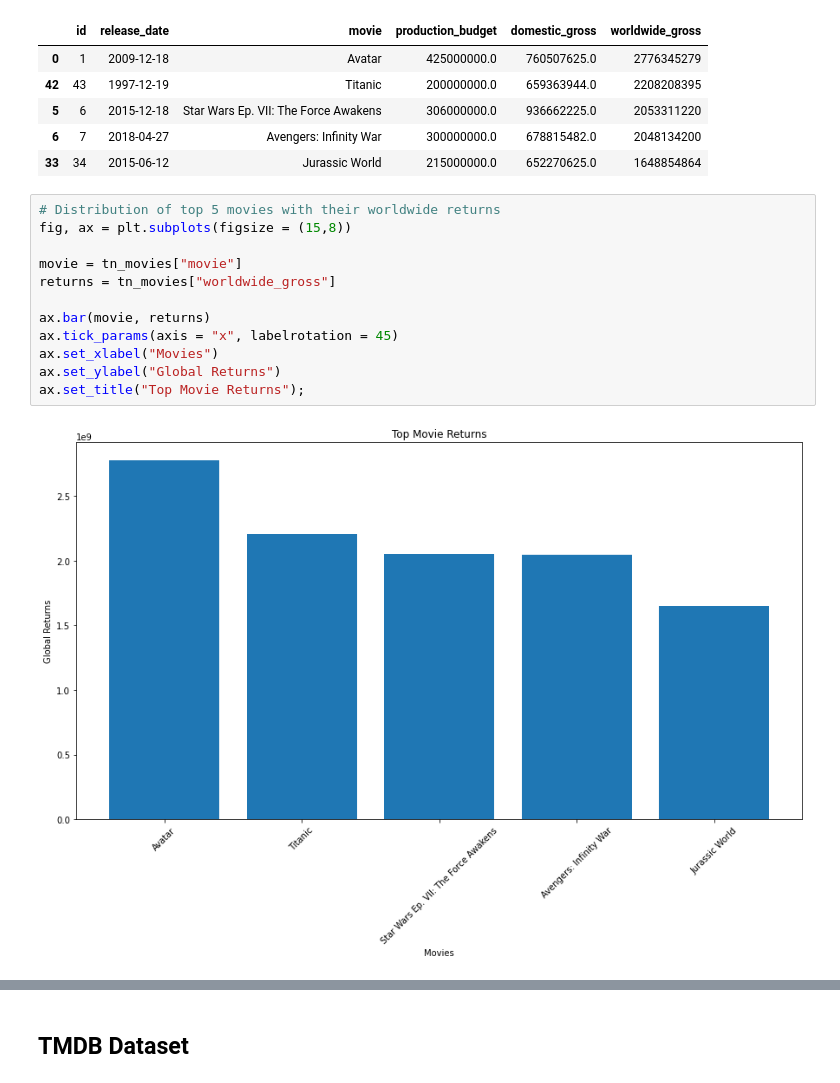
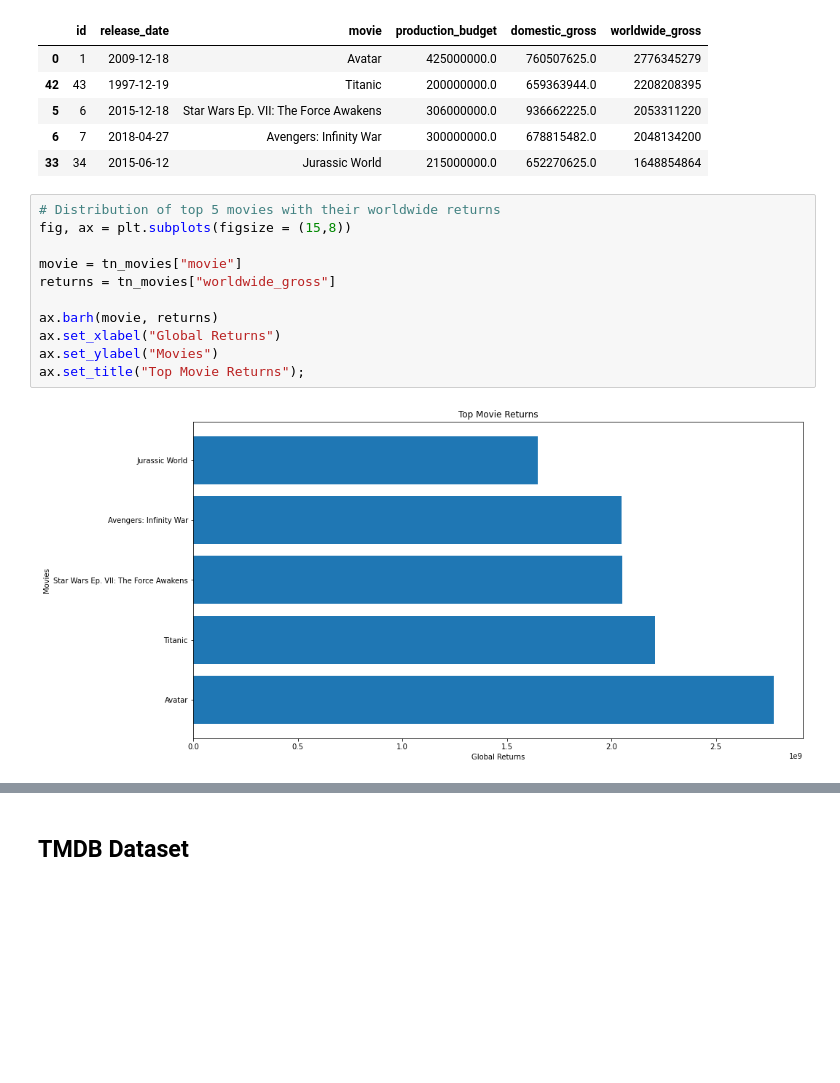
Before and after one commit to kinoti-m-martin/Phase1, a Jupyter notebook: student.ipynb, the cells around one changed output, grey strips where cells are left out. Drawn from its saved outputs; the diff is of its cells as text; blank space fills up the shorter version.

```diff
--- a/student.ipynb
+++ b/student.ipynb
@@ -332,17 +337,16 @@ tn_movies
 # %%
 # Distribution of top 5 movies with their worldwide returns
 fig, ax = plt.subplots(figsize = (15,8))
 
 movie = tn_movies["movie"]
 returns = tn_movies["worldwide_gross"]
 
-ax.bar(movie, returns)
-ax.tick_params(axis = "x", labelrotation = 45)
-ax.set_xlabel("Movies")
-ax.set_ylabel("Global Returns")
+ax.barh(movie, returns)
+ax.set_xlabel("Global Returns")
+ax.set_ylabel("Movies")
 ax.set_title("Top Movie Returns");
 # %% [output]
-[figure, old version]
+[figure, new version]
 # %%
 """
 'Avatar'-2009- is the movie from "The Number" that has the highest global returns. The genres of these leading
```
Also changed, not shown: parts of 8 cells of this notebook, 1 other file.
